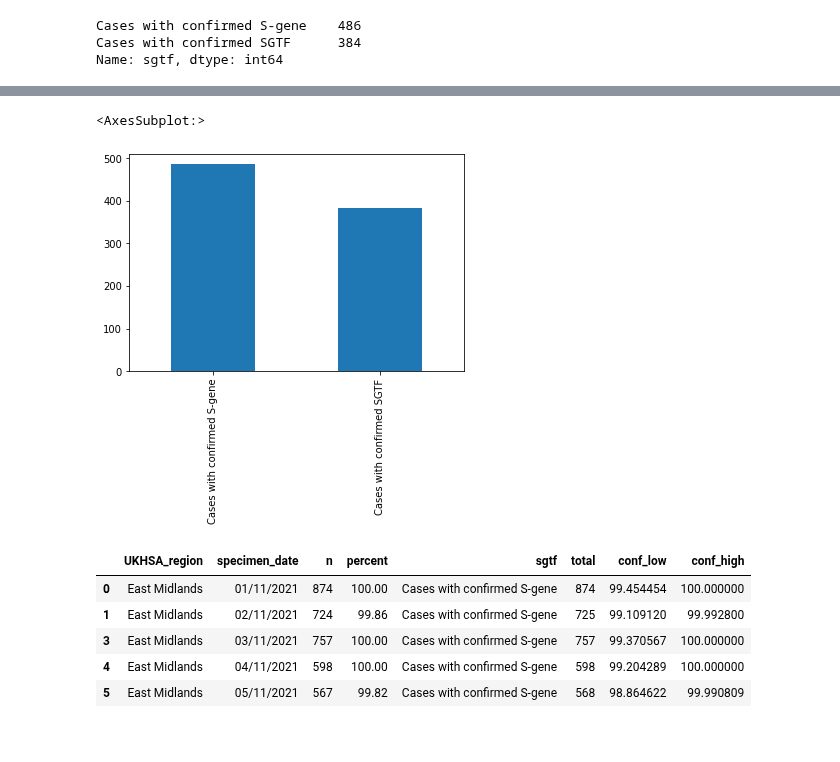
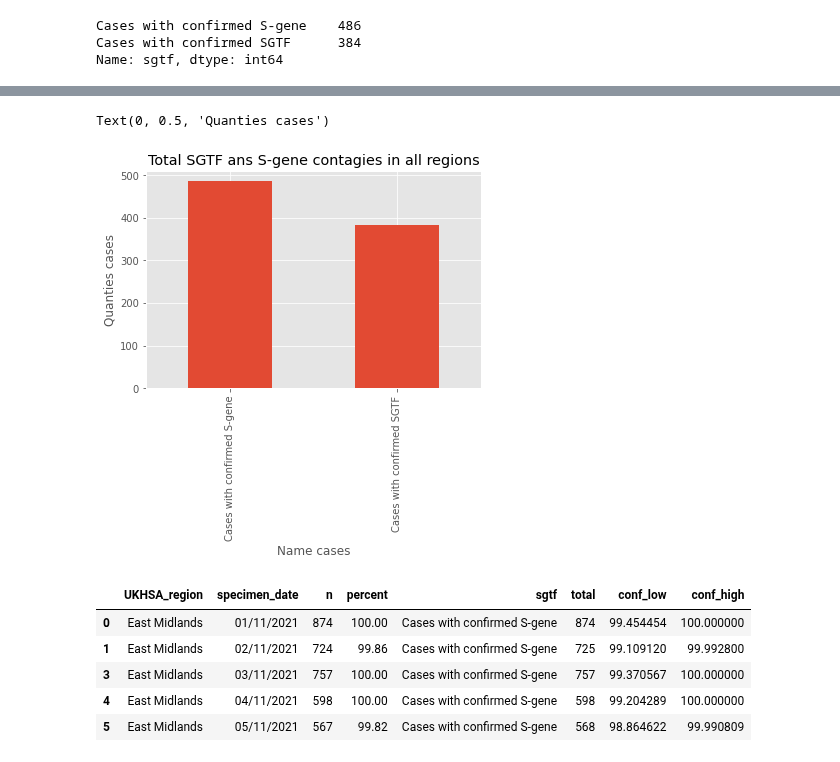
Before and after one commit to orlando074/-micron-in-UK-data-analysis, a Jupyter notebook: OmicronVirus test dataAnalyze.ipynb, the cells around one changed output, grey strips where cells are left out. Saved outputs shown, nothing was run; the diff lists cells and outputs as text; code cells hidden in the pictures.

```diff
--- a/OmicronVirus test dataAnalyze.ipynb
+++ b/OmicronVirus test dataAnalyze.ipynb
@@ -3,6 +3,7 @@ import pandas as pd
 import numpy as np
 import seaborn as sns
 import matplotlib.pyplot as plt
+plt.style.use("ggplot")
 # %%
 data = pd.read_csv('/home/orlando131/Documentos/DataScience/OmicronEurope/sgtf_regionepicurve_2021-12-26.csv')
 # %%
@@ -131,10 +132,12 @@ Name: specimen_date, dtype: int64
 # %%
 #Total values graphic of two contagies cases listeds in the datas
 
-data['sgtf'].value_counts().plot.bar()
+data['sgtf'].value_counts().plot.bar(title="Total SGTF ans S-gene contagies in all regions")
+plt.xlabel("Name cases")
+plt.ylabel("Quanties cases")
 # %% [output]
-<AxesSubplot:>
+Text(0, 0.5, 'Quanties cases')
-[figure, old version]
+[figure, new version]
 # %%
 #Reducing the datas for to know S-gene contagies
 dataSgene = data[data['sgtf'].str.contains('S-gene')]
```
Also changed, not shown: parts of 5 cells of this notebook.
